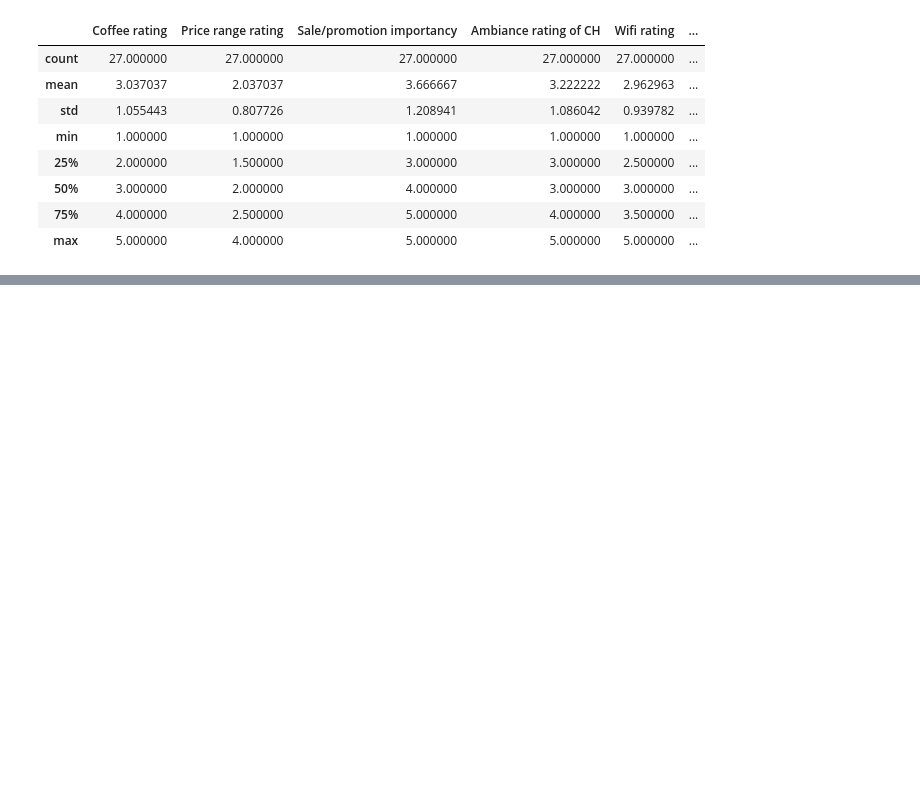
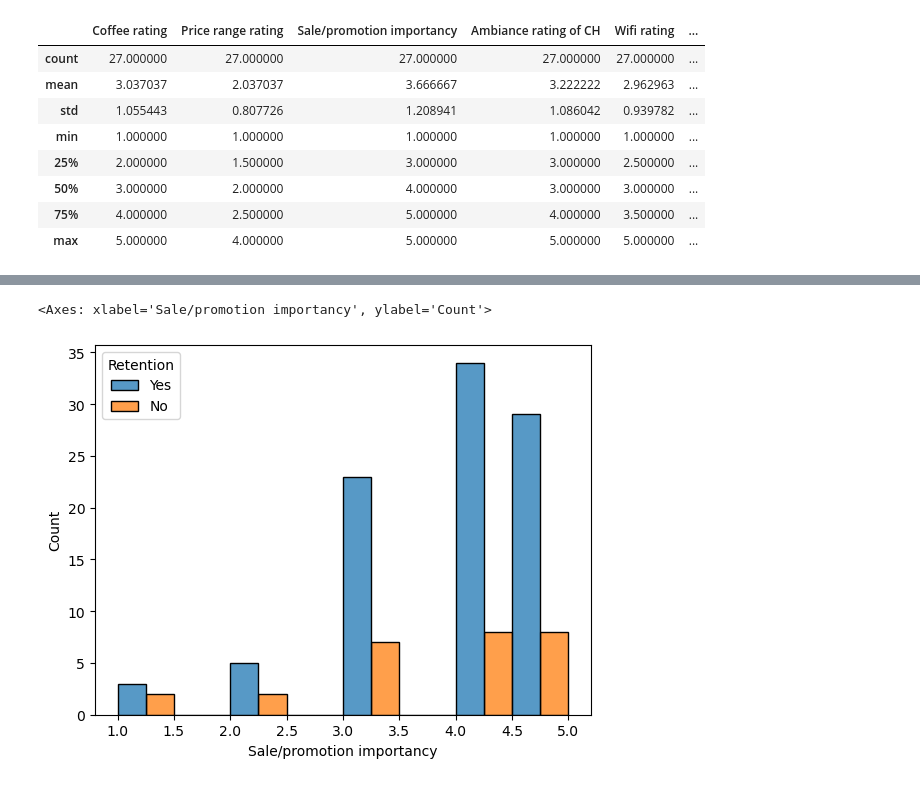
Before and after one commit to Joakimanochie/Data_analytics, a Jupyter notebook: Coffee house retention analysis.ipynb, the cells around one changed output, grey strips where cells are left out. Saved outputs shown, nothing was run; the diff lists cells and outputs as text; code cells hidden in the pictures; blank space fills up the shorter version.

```diff
--- a/Coffee house retention analysis.ipynb
+++ b/Coffee house retention analysis.ipynb
@@ -300,0 +335,5 @@ not_returning.describe(incl)
+# %%
+sns.histplot(data=coffee_house_data, x="Sale/promotion importancy", hue="Retention", multiple="dodge")
+# %% [output]
+<Axes: xlabel='Sale/promotion importancy', ylabel='Count'>
+[figure, added]
```
Also changed, not shown: parts of 8 cells of this notebook.
